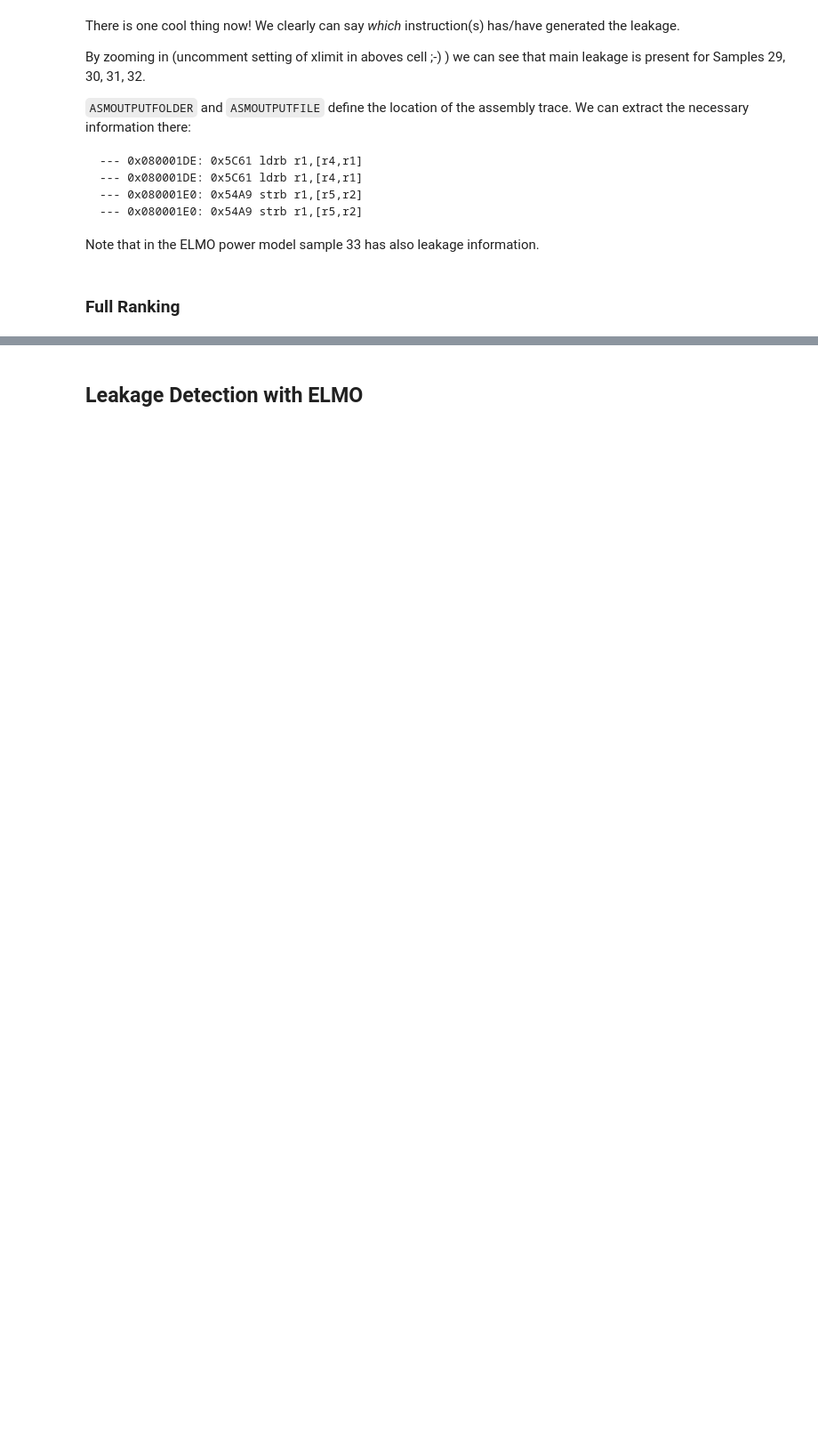
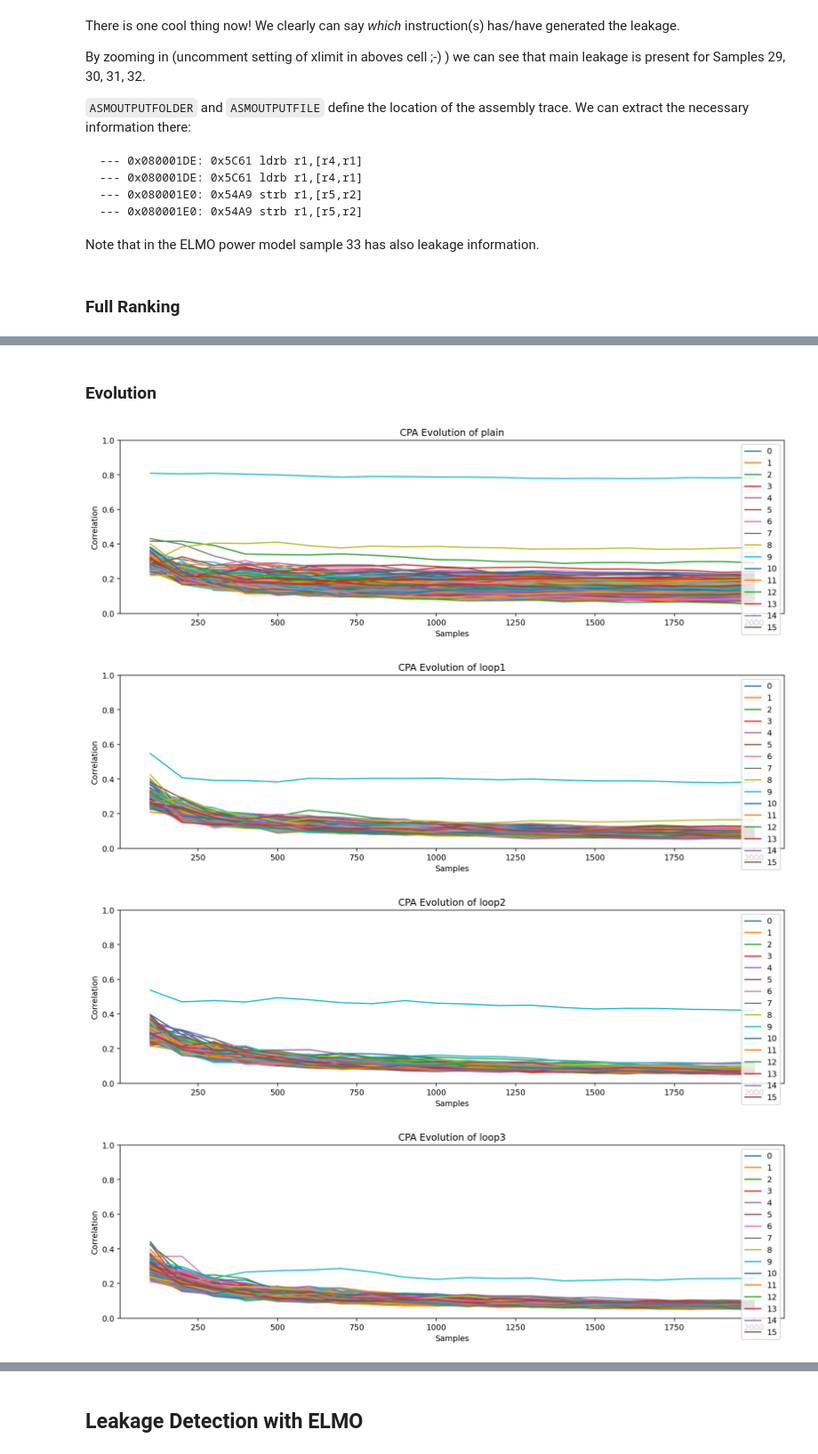
Before and after one commit to hackenbergstefan/securec-sidechannel-study, a Jupyter notebook: analyze/5_elmo.ipynb, the cells around one changed output, grey strips where cells are left out. Shown at 89% size. Cells and saved outputs as stored; diff of their text form; code cells hidden in the pictures; blank space fills up the shorter version.

```diff
--- a/analyze/5_elmo.ipynb
+++ b/analyze/5_elmo.ipynb
@@ -170,0 +171,27 @@ fig.show()
+# %% [markdown]
+### Evolution
+# %%
+cpa_evolutions = [
+    (
+        name,
+        analyze.cpa_evolution(
+            dataset=set,
+            selection_function=lambda value, guess: lascar.hamming(lascar.tools.aes.sbox[guess ^ value["input"][2]]),
+            guess_range=range(256),
+        ),
+    )
+    for name, set in dataset.items()
+]
+
+for name, cpa in cpa_evolutions:
+    fig = plot.plot_lines(cpa)
+    fig.title(f"CPA Evolution of {name}")
+    fig.xlabel("Samples")
+    fig.ylabel("Correlation")
+    fig.yrange(0, 1)
+    fig.show()
+# %% [output]
+[figure, added]
+[figure, added]
+[figure, added]
+[figure, added]
```
Also changed, not shown: parts of 6 cells of this notebook.
